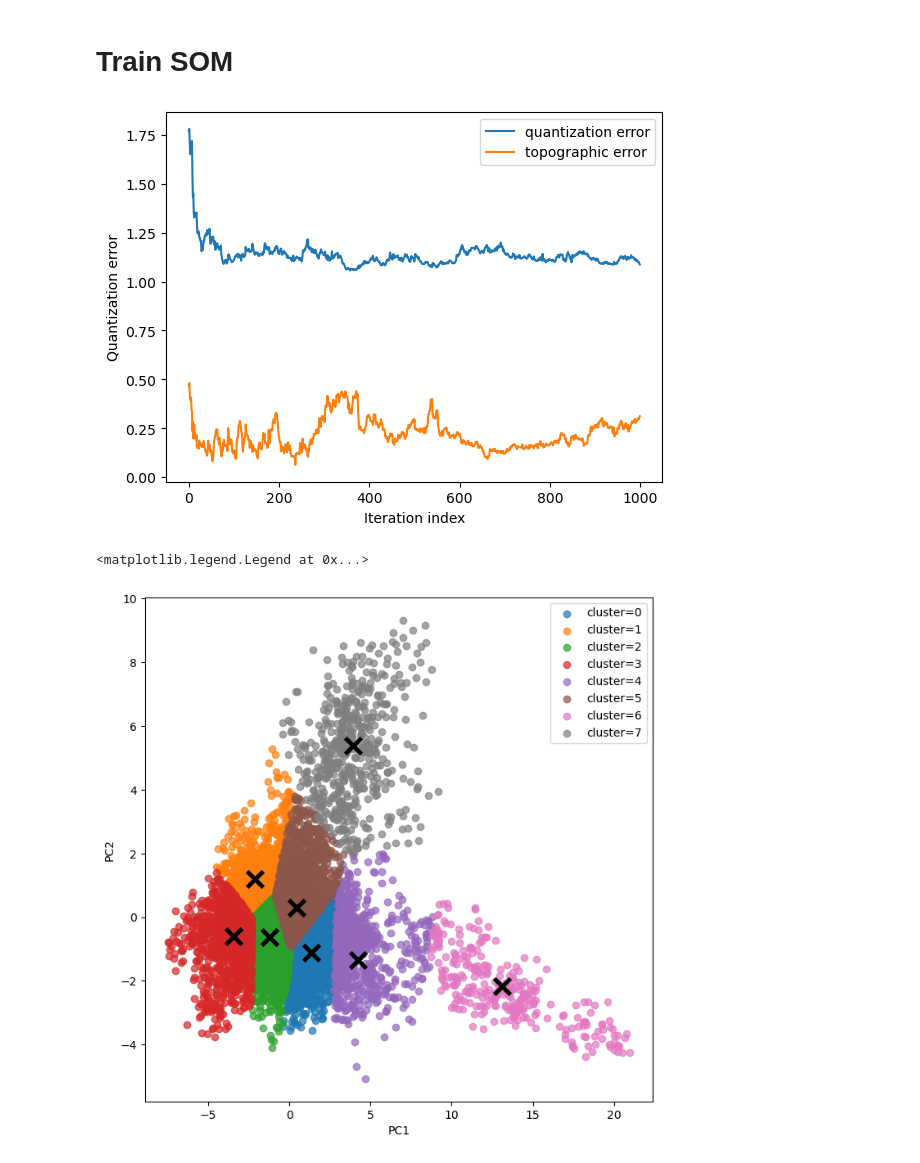
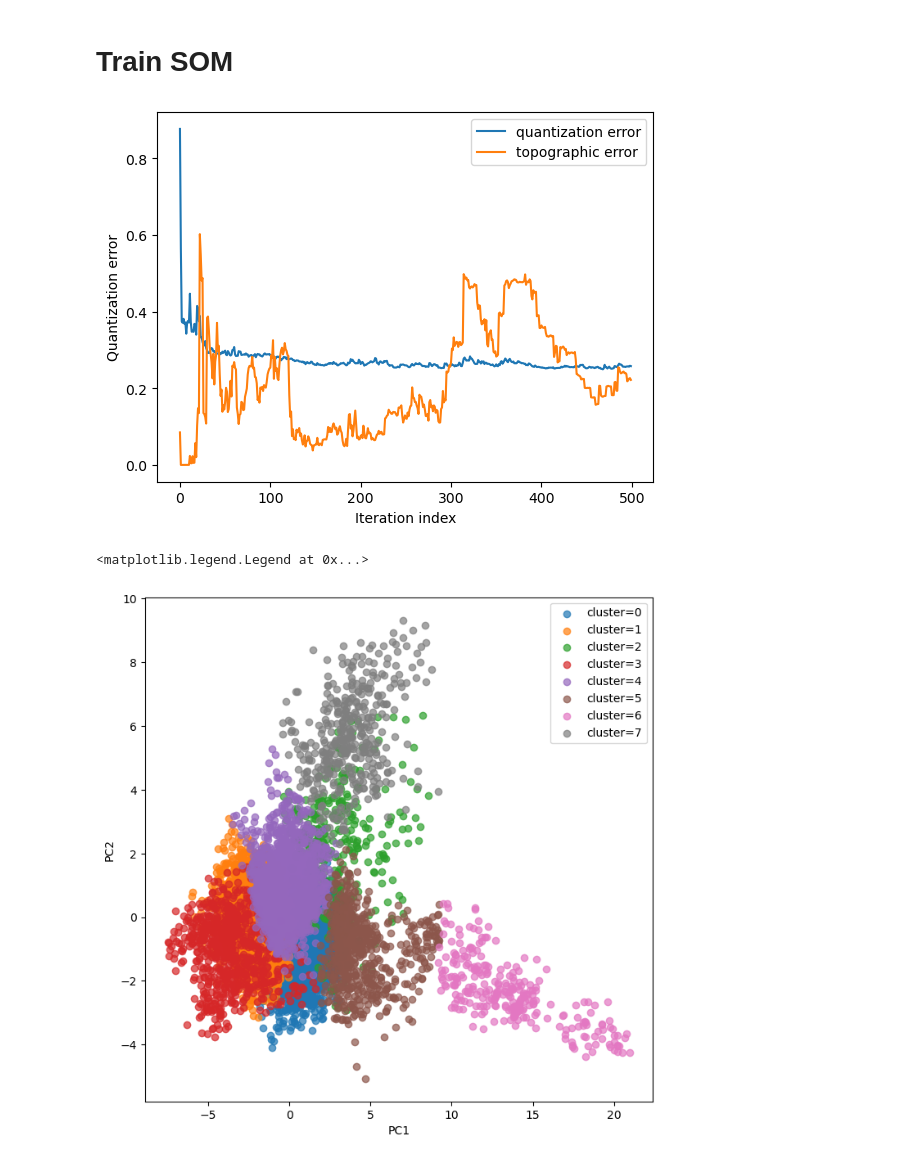
Before and after one commit to psggsl/SOM_plus_DBN, a Jupyter notebook: SOM_and_DBN.ipynb, the cells around one changed output. Saved outputs shown, nothing was run; the diff lists cells and outputs as text; code cells hidden in the pictures.

```diff
--- a/SOM_and_DBN.ipynb
+++ b/SOM_and_DBN.ipynb
@@ -190,6 +232,7 @@ print("SOM training completed")
 
 label_data = train_y
 map = np.empty(shape=(num_rows, num_cols), dtype=object)
+win_cor = []
 
 for row in range(num_rows):
   for col in range(num_cols):
@@ -200,6 +243,7 @@ for t in range(train_x_norm.shape[0]):
     print("sample data: ", t+1)
   winner = winning_neuron(train_x_norm, t, som, num_rows, num_cols)
   map[winner[0]][winner[1]].append(label_data[t]) # label of winning neuron
+  win_cor.append([winner[0],winner[1]])
 # %% [output]
 sample data:  1000
 sample data:  2000
@@ -234,0 +306,24 @@ plt.show()
+# %%
+# each neuron represents a cluster
+winner_coordinates = np.array(win_cor).T
+
+# with np.ravel_multi_index we convert the bidimensional
+# coordinates to a monodimensional index
+cluster_index = np.ravel_multi_index(winner_coordinates, som_shape)
+
+# Plotting the clusters
+plt.figure(figsize=(6,8))
+
+for c in np.unique(cluster_index):
+    plt.scatter(principal_eeg_Df.iloc[cluster_index == c, 0],
+                -1*principal_eeg_Df.iloc[cluster_index == c, 3], label='cluster='+str(c), alpha=0.7)
+
+# Plotting centroids
+#for centroid in som.get_weights():
+    #plt.scatter(centroid[:, 0], centroid[:, 1], marker='x',
+                #s=7, linewidths=20, color='k') # label='centroid'
+
+#plt.title("Clusters of Customers")
+plt.xlabel("PC1")
+plt.ylabel("PC4")
+plt.legend()
@@ -259,14 +357,14 @@ from minisom import MiniSom
 import matplotlib.pyplot as plt
 %matplotlib inline
 
-data = np.array(principal_eeg_Df)#100.*train_x_norm
+data = train_x_norm#np.array(principal_eeg_Df)#100.*train_x_norm
 # %%
 # I use linear som topography
-som_shape = (4, 2)
+som_shape = (2, 4)
 
 som = MiniSom(som_shape[0], som_shape[1], data.shape[1], sigma=0.5, learning_rate=0.5)
 
-max_iter = 1000
+max_iter = 500
 q_error = []
 t_error = []
 
@@ -283,31 +381,31 @@ plt.xlabel('Iteration index')
 plt.legend()
 plt.show()
 # %% [output]
-[figure, old version]
+[figure, new version]
 # %%
 # each neuron represents a cluster
 winner_coordinates = np.array([som.winner(x) for x in data]).T
 
 # with np.ravel_multi_index we convert the bidimensional
 # coordinates to a monodimensional index
 cluster_index = np.ravel_multi_index(winner_coordinates, som_shape)
 
 # Plotting the clusters
 plt.figure(figsize=(8,8))
 
 for c in np.unique(cluster_index):
     plt.scatter(principal_eeg_Df.iloc[cluster_index == c, 0],
                 principal_eeg_Df.iloc[cluster_index == c, 1], label='cluster='+str(c), alpha=0.7)
 
 # Plotting centroids
-for centroid in som.get_weights():
-    plt.scatter(centroid[:, 0], centroid[:, 1], marker='x',
-                s=7, linewidths=20, color='k') # label='centroid'
+#for centroid in som.get_weights():
+    #plt.scatter(centroid[:, 0], centroid[:, 1], marker='x',
+                #s=7, linewidths=20, color='k') # label='centroid'
 
 #plt.title("Clusters of Customers")
 plt.xlabel("PC1")
 plt.ylabel("PC2")
 plt.legend()
 # %% [output]
 <matplotlib.legend.Legend at 0x...>
-[figure, old version]
+[figure, new version]
```
Also changed, not shown: parts of 11 cells of this notebook.
